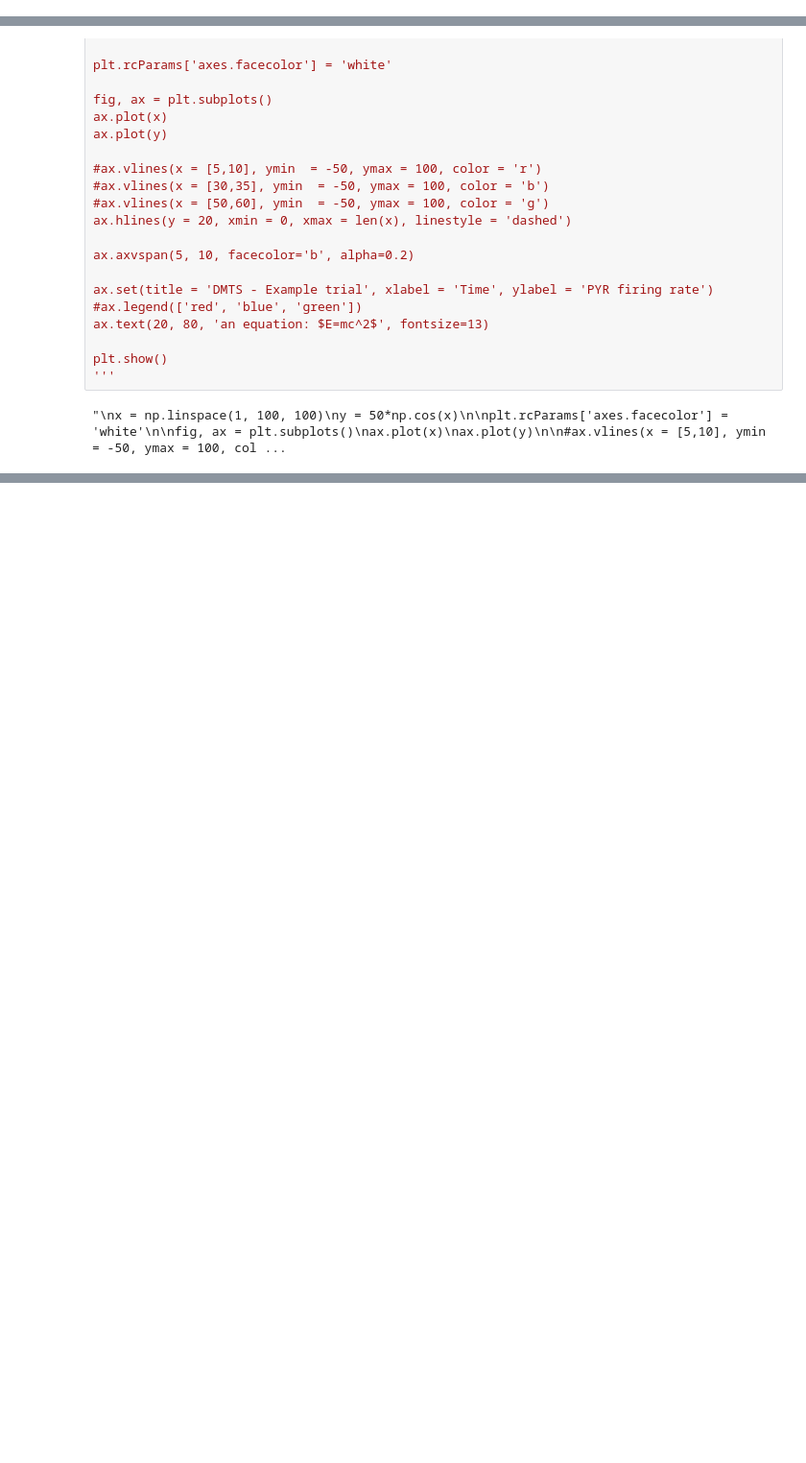
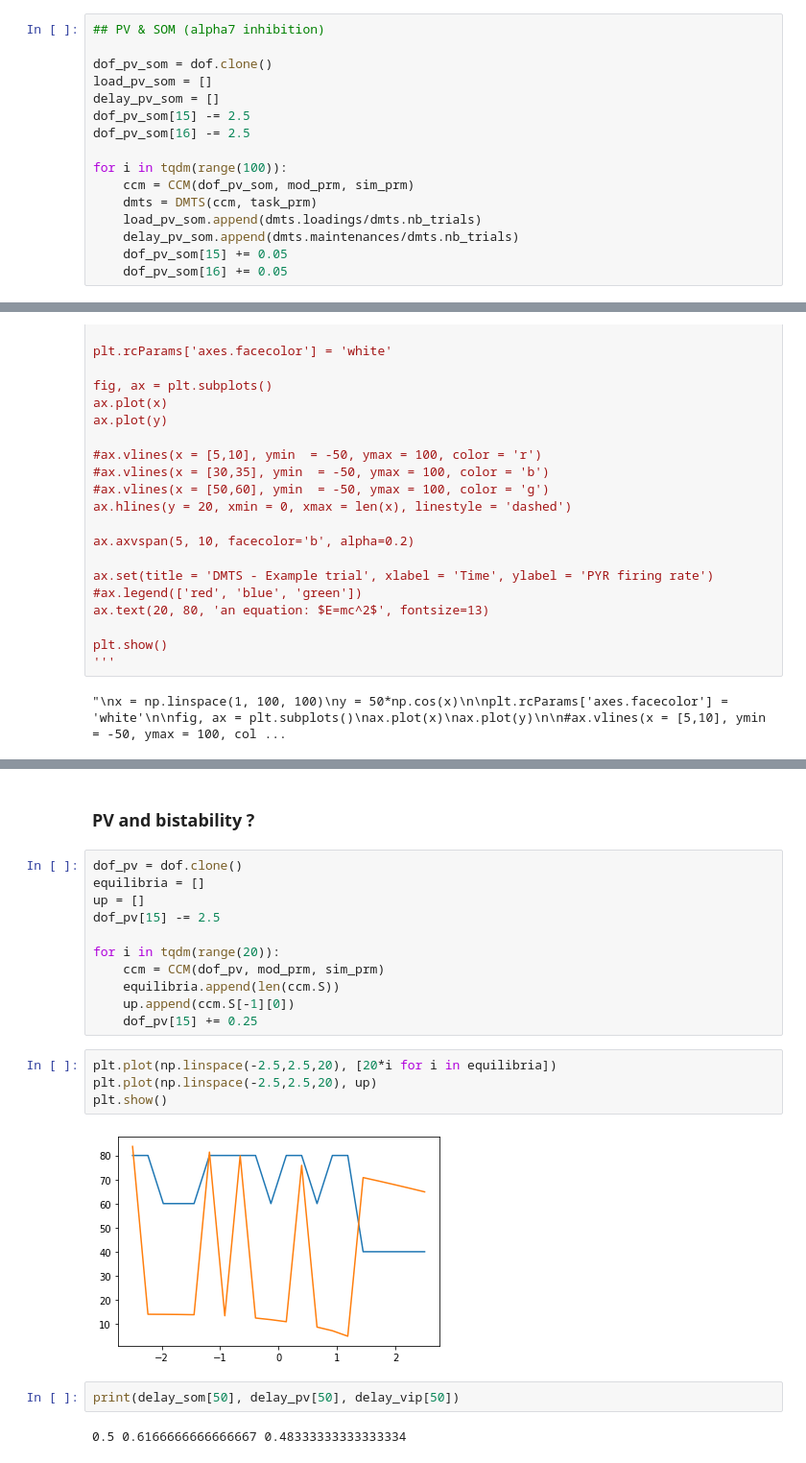
Before and after one commit to EliasElOtmani/wm_nachrs, a Jupyter notebook: DMTS_analysis.ipynb, the cells around one changed output, grey strips where cells are left out. Shown at 96% size. Saved outputs shown, nothing was run; the diff lists cells and outputs as text; blank space fills up the shorter version.

```diff
--- a/DMTS_analysis.ipynb
+++ b/DMTS_analysis.ipynb
@@ -117,0 +110,16 @@ ax.set(xlabel = 'Delta Iext', ylabel = 'P(maintenance)')
+# %%
+## PV & SOM (alpha7 inhibition)
+
+dof_pv_som = dof.clone()
+load_pv_som = []
+delay_pv_som = []
+dof_pv_som[15] -= 2.5
+dof_pv_som[16] -= 2.5
+
+for i in tqdm(range(100)):
+    ccm = CCM(dof_pv_som, mod_prm, sim_prm)
+    dmts = DMTS(ccm, task_prm)
+    load_pv_som.append(dmts.loadings/dmts.nb_trials)
+    delay_pv_som.append(dmts.maintenances/dmts.nb_trials)
+    dof_pv_som[15] += 0.05
+    dof_pv_som[16] += 0.05
@@ -160,0 +204,23 @@ print(pulse)
+# %% [markdown]
+### PV and bistability ?
+# %%
+dof_pv = dof.clone()
+equilibria = []
+up = []
+dof_pv[15] -= 2.5
+
+for i in tqdm(range(20)):
+    ccm = CCM(dof_pv, mod_prm, sim_prm)
+    equilibria.append(len(ccm.S))
+    up.append(ccm.S[-1][0])
+    dof_pv[15] += 0.25
+# %%
+plt.plot(np.linspace(-2.5,2.5,20), [20*i for i in equilibria])
+plt.plot(np.linspace(-2.5,2.5,20), up)
+plt.show()
+# %% [output]
+[figure, added]
+# %%
+print(delay_som[50], delay_pv[50], delay_vip[50])
+# %% [output]
+0.5 0.6166666666666667 0.48333333333333334
```
Also changed, not shown: parts of 18 cells of this notebook, 2 other files.
